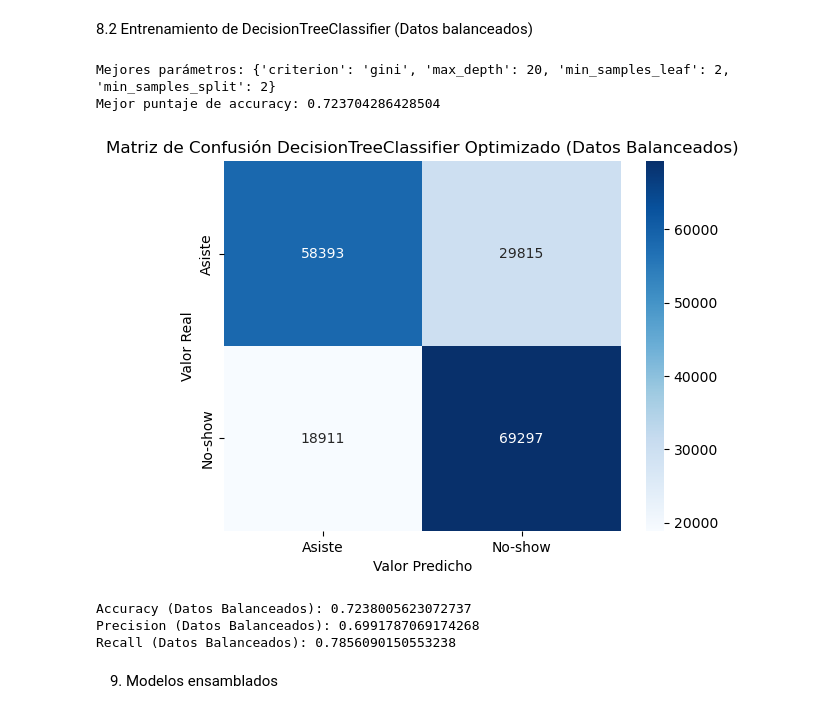
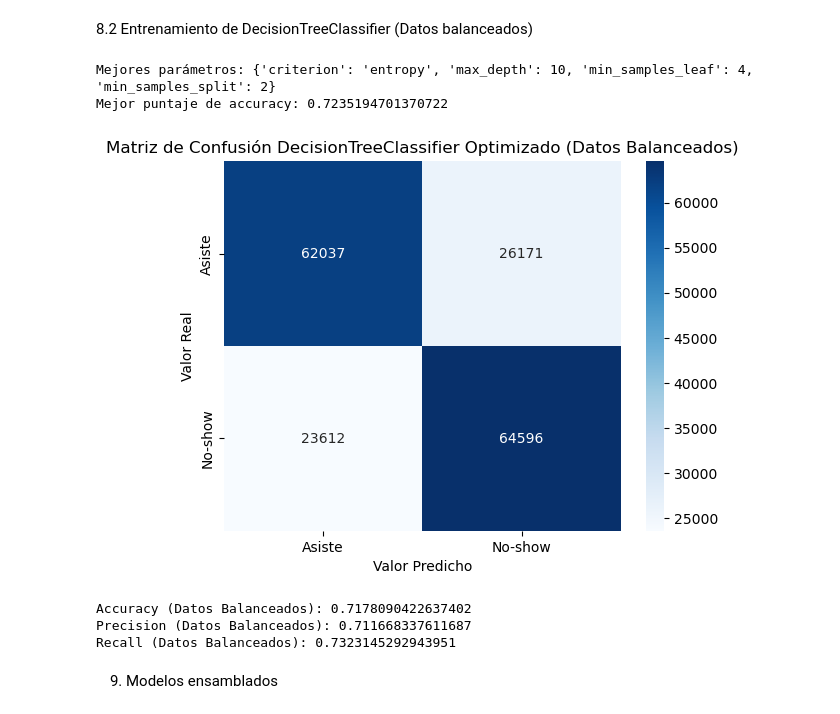
Before and after one commit to SValduezaL/TFM-Master-IA-INESDI, a Jupyter notebook: BBDD Kaagle/predicción_ inasistencia_v1.ipynb, the cells around one changed output. Cells and saved outputs as stored; diff of their text form; code cells hidden in the pictures.

```diff
--- a/BBDD Kaagle/predicción_ inasistencia_v1.ipynb
+++ b/BBDD Kaagle/predicción_ inasistencia_v1.ipynb
@@ -294,8 +294,8 @@ param_grid = {
     'solver': ['newton-cg', 'lbfgs', 'liblinear', 'sag', 'saga'] # Algoritmos para la optimización
 }
 
-# Crear una instancia de GridSearchCV
-grid_search = GridSearchCV(clf_logistic, param_grid, cv=5, scoring='accuracy', verbose=1, n_jobs=-1)
+# Crear una instancia de GridSearchCV optimizada para la precisión
+grid_search = GridSearchCV(clf_logistic, param_grid, cv=5, scoring='precision', verbose=1, n_jobs=-1)
 
 # Ajustar GridSearchCV
 grid_search.fit(X_balanced_scaled, y_balanced)
@@ -345,44 +345,44 @@ param_grid = {
     'criterion': ['gini', 'entropy'] # Función para medir la calidad de una división
 }
 
-# Crear una instancia de GridSearchCV
-grid_search = GridSearchCV(DecisionTreeClassifier(), param_grid, cv=5, scoring='accuracy', n_jobs=-1)
+# Crear una instancia de GridSearchCV, optimizada para la precisión
+grid_search = GridSearchCV(DecisionTreeClassifier(), param_grid, cv=5, scoring='precision', n_jobs=-1)
 
 # Ajustar GridSearchCV a los datos
 grid_search.fit(X_balanced, y_balanced)
 
 # Imprimir los mejores parámetros y el mejor puntaje
 print("Mejores parámetros:", grid_search.best_params_)
 print("Mejor puntaje de accuracy:", grid_search.best_score_)
 
 # Usar el mejor modelo para realizar predicciones
 best_tree = grid_search.best_estimator_
 y_pred_balanced = cross_val_predict(best_tree, X_balanced, y_balanced, cv=5)
 
 # Crear y visualizar la matriz de confusión
 confusion_mat_balanced = confusion_matrix(y_balanced, y_pred_balanced)
 labels = ['Asiste', 'No-show']
 sns.heatmap(confusion_mat_balanced, annot=True, fmt='d', cmap='Blues', xticklabels=labels, yticklabels=labels)
 plt.title('Matriz de Confusión DecisionTreeClassifier Optimizado (Datos Balanceados)')
 plt.xlabel('Valor Predicho')
 plt.ylabel('Valor Real')
 plt.show()
 
 # Calcular y mostrar las métricas de evaluación
 accuracy_balanced = accuracy_score(y_balanced, y_pred_balanced)
 precision_balanced = precision_score(y_balanced, y_pred_balanced, pos_label=1)
 recall_balanced = recall_score(y_balanced, y_pred_balanced, pos_label=1)
 
 print("Accuracy (Datos Balanceados):", accuracy_balanced)
 print("Precision (Datos Balanceados):", precision_balanced)
 print("Recall (Datos Balanceados):", recall_balanced)
 # %% [output]
-Mejores parámetros: {'criterion': 'gini', 'max_depth': 20, 'min_samples_leaf': 2, 'min_samples_split': 2}
-Mejor puntaje de accuracy: 0.723704286428504
+Mejores parámetros: {'criterion': 'entropy', 'max_depth': 10, 'min_samples_leaf': 4, 'min_samples_split': 2}
+Mejor puntaje de accuracy: 0.7235194701370722
-[figure, old version]
+[figure, new version]
-Accuracy (Datos Balanceados): 0.7238005623072737
-Precision (Datos Balanceados): 0.6991787069174268
-Recall (Datos Balanceados): 0.7856090150553238
+Accuracy (Datos Balanceados): 0.7178090422637402
+Precision (Datos Balanceados): 0.711668337611687
+Recall (Datos Balanceados): 0.7323145292943951
 # %% [markdown]
 9. Modelos ensamblados
 # %% [markdown]
```
Also changed, not shown: parts of 2 cells of this notebook.
